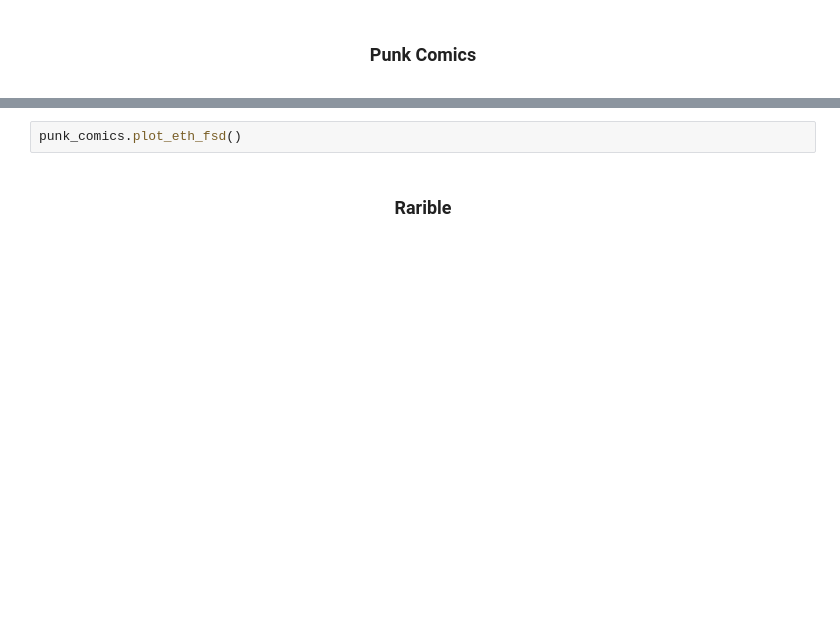
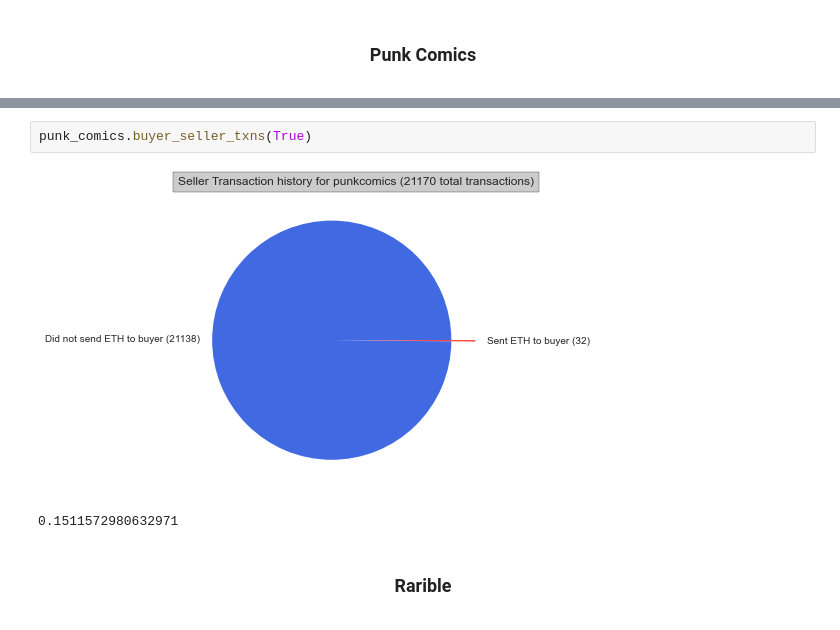
Before and after one commit to Cwolfe13/NFT-Wash-Analysis, a Jupyter notebook: analysis.ipynb, the cells around one changed output, grey strips where cells are left out. Cells and saved outputs as stored; diff of their text form; blank space fills up the shorter version.

```diff
--- a/analysis.ipynb
+++ b/analysis.ipynb
@@ -786,5 +811,8 @@ print(punk_comics.BenfordChiTest())
-# %%
-punk_comics.plot_eth_fsd()
+# %%
+punk_comics.buyer_seller_txns(True)
+# %% [output]
+[figure, added]
+0.1511572980632971
 # %% [markdown]
 <center>
 
```
Also changed, not shown: parts of 48 cells of this notebook.
